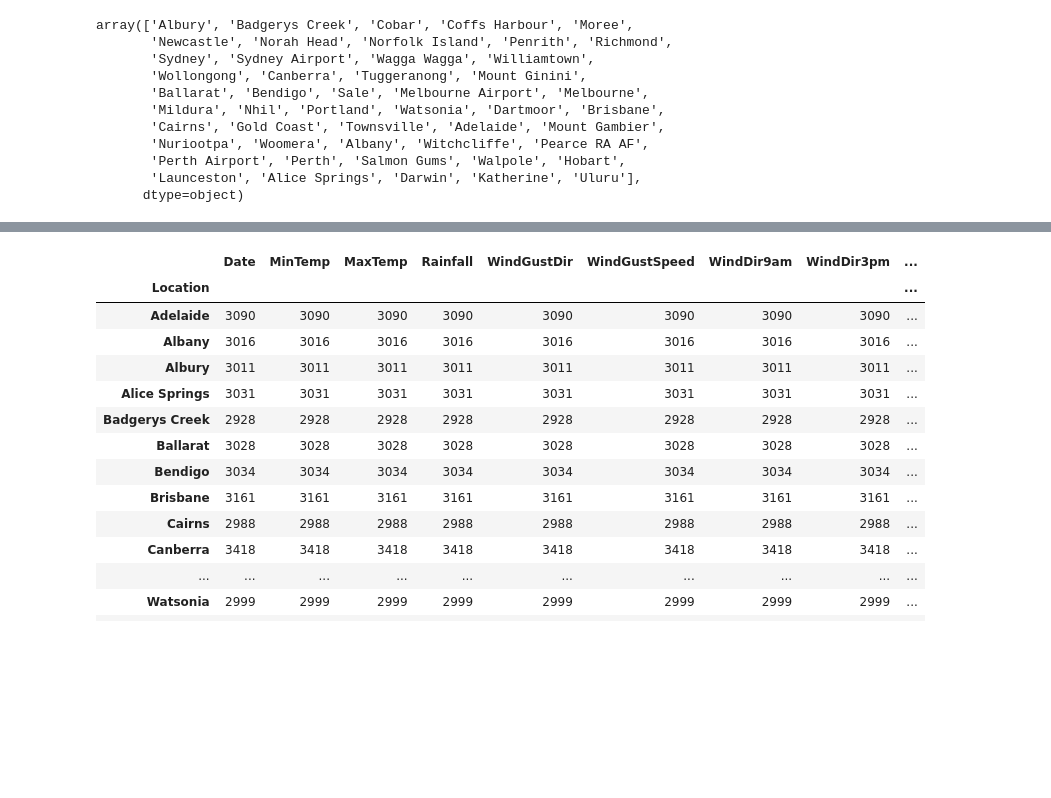
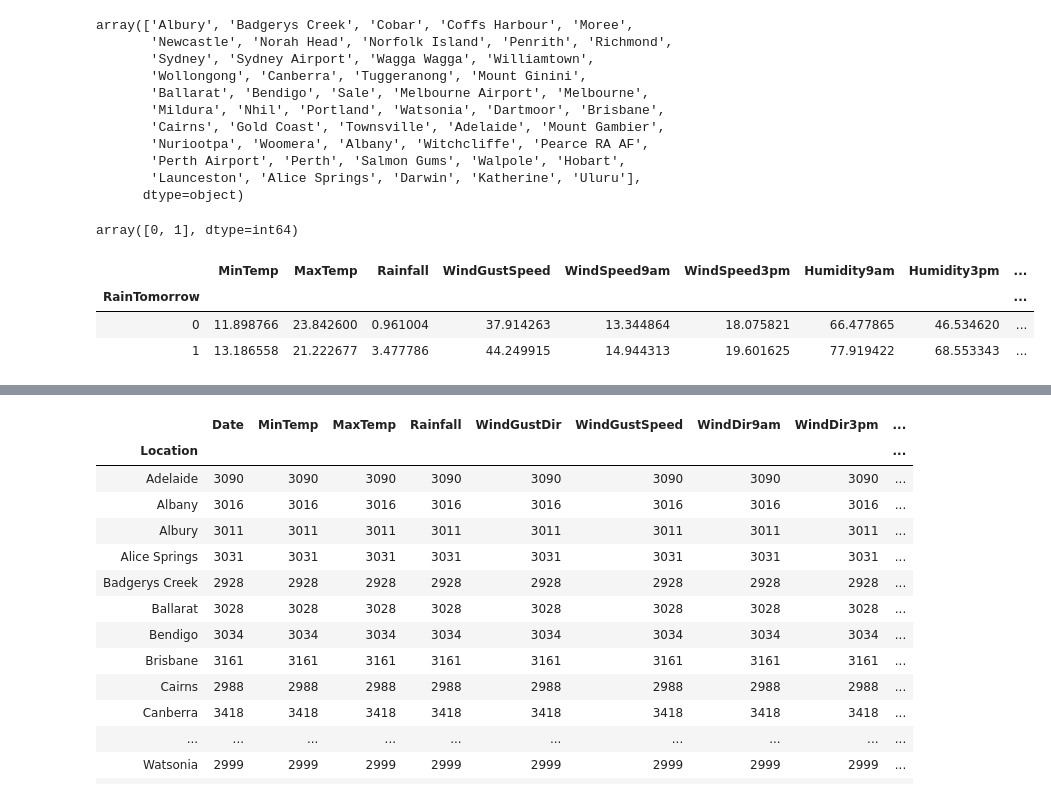
Before and after one commit to namvnngu/data-analysis-project, a Jupyter notebook: Source Code/Data Testing.ipynb, the cells around one changed output, grey strips where cells are left out. Saved outputs shown, nothing was run; the diff lists cells and outputs as text; code cells hidden in the pictures; blank space fills up the shorter version.

```diff
--- a/Source Code/Data Testing.ipynb
+++ b/Source Code/Data Testing.ipynb
@@ -61,4 +65,17 @@ array(['Albury', 'Badgerys Creek', 'Cobar', 'Coffs Harbour', 'Moree',
        'Perth Airport', 'Perth', 'Salmon Gums', 'Walpole', 'Hobart',
        'Launceston', 'Alice Springs', 'Darwin', 'Katherine', 'Uluru'],
       dtype=object)
+# %%
+#To ensure all values of Yes and No have been replaced with 1 and 0 respectively
+rain_data['RainTomorrow'].unique()
+# %% [output]
+array([0, 1], dtype=int64)
+# %%
+group_by_raintomorrow = rain_data.groupby(by='RainTomorrow')
+group_by_raintomorrow.mean()
+# %% [output]
+|  | MinTemp | MaxTemp | Rainfall | WindGustSpeed | WindSpeed9am | WindSpeed3pm | Humidity9am | Humidity3pm | ... |
+| RainTomorrow |  |  |  |  |  |  |  |  | ... |
+| 0 | 11.898766 | 23.842600 | 0.961004 | 37.914263 | 13.344864 | 18.075821 | 66.477865 | 46.534620 | ... |
+| 1 | 13.186558 | 21.222677 | 3.477786 | 44.249915 | 14.944313 | 19.601625 | 77.919422 | 68.553343 | ... |
 # %%
```
Also changed, not shown: parts of 13 cells of this notebook.
